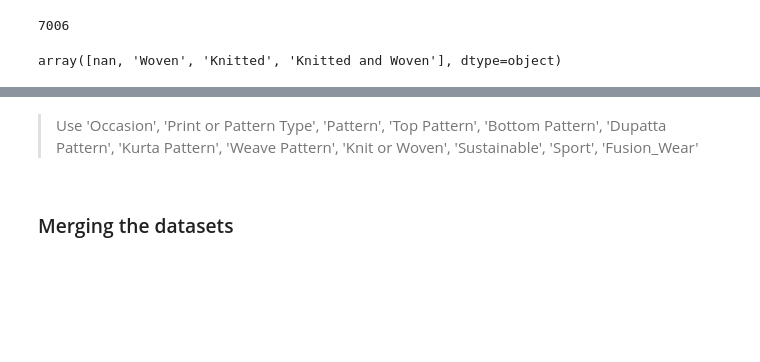
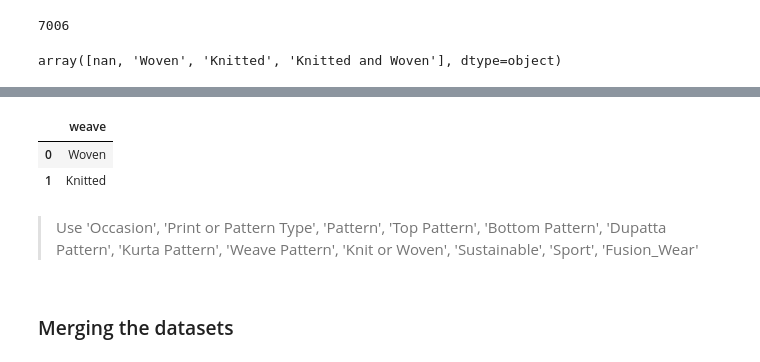
Before and after one commit to raccoonwithasword/big-data-assessment-2, a Jupyter notebook: DAT7015 Assessment 2.ipynb, the cells around one changed output, grey strips where cells are left out. Drawn from its saved outputs; the diff is of its cells as text; code cells hidden in the pictures; blank space fills up the shorter version.

```diff
--- a/DAT7015 Assessment 2.ipynb
+++ b/DAT7015 Assessment 2.ipynb
@@ -617,3 +605,9 @@ fabric_weave_type
+# %%
+sqldf("select weave from fabric_weave_type where Fabric = 'Other'")
+# %% [output]
+|  | weave |
+| 0 | Woven |
+| 1 | Knitted |
 # %% [markdown]
 > Use 'Occasion', 'Print or Pattern Type', 'Pattern', 'Top Pattern', 'Bottom Pattern', 'Dupatta Pattern', 'Kurta Pattern', 'Weave Pattern', 'Knit or Woven', 'Sustainable', 'Sport', 'Fusion_Wear'
 # %% [markdown]
```
Also changed, not shown: parts of 127 cells of this notebook, 1 other file.
